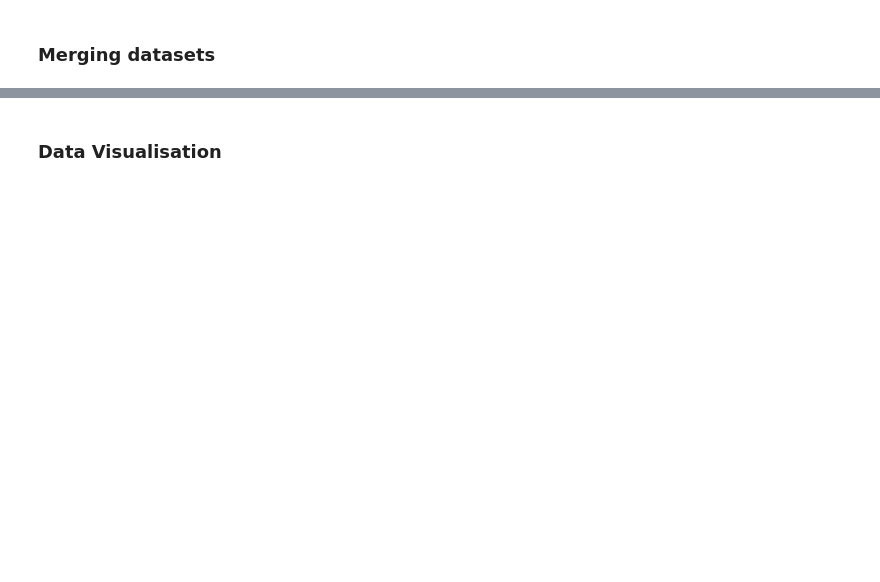
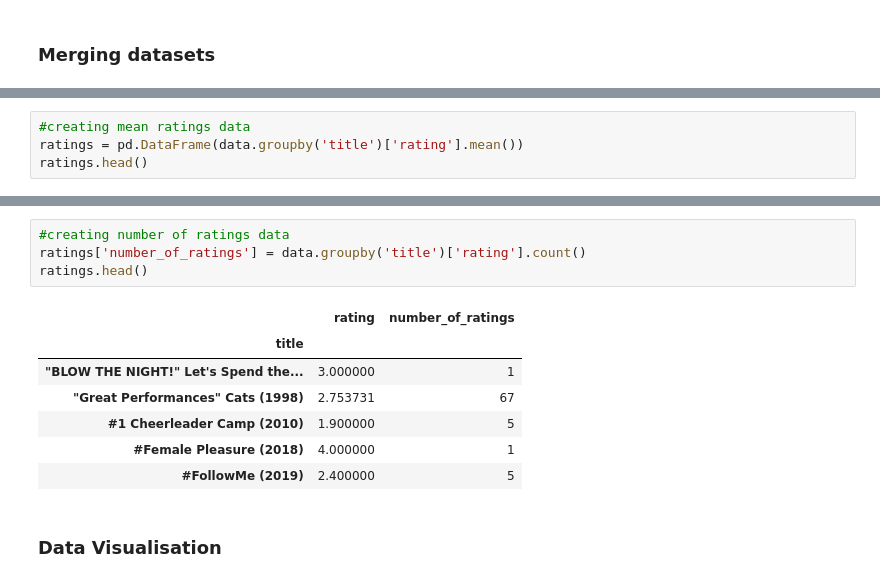
Before and after one commit to Explore-AI/unsupervised-predict-streamlit-template, a Jupyter notebook: Team_14 notebook.ipynb, the cells around one changed output, grey strips where cells are left out. Saved outputs shown, nothing was run; the diff lists cells and outputs as text; blank space fills up the shorter version.

```diff
--- a/Team_14 notebook.ipynb
+++ b/Team_14 notebook.ipynb
@@ -466,0 +491,4 @@ df.head(3)
+# %%
+#creating mean ratings data
+ratings = pd.DataFrame(data.groupby('title')['rating'].mean())
+ratings.head()
@@ -467,2 +503,14 @@ df.head(3)
+# %%
+#creating number of ratings data
+ratings['number_of_ratings'] = data.groupby('title')['rating'].count()
+ratings.head()
+# %% [output]
+|  | rating | number_of_ratings |
+| title |  |  |
+| "BLOW THE NIGHT!" Let's Spend the... | 3.000000 | 1 |
+| "Great Performances" Cats (1998) | 2.753731 | 67 |
+| #1 Cheerleader Camp (2010) | 1.900000 | 5 |
+| #Female Pleasure (2018) | 4.000000 | 1 |
+| #FollowMe (2019) | 2.400000 | 5 |
 # %% [markdown]
 ### Data Visualisation
```
Also changed, not shown: parts of 16 cells of this notebook.
